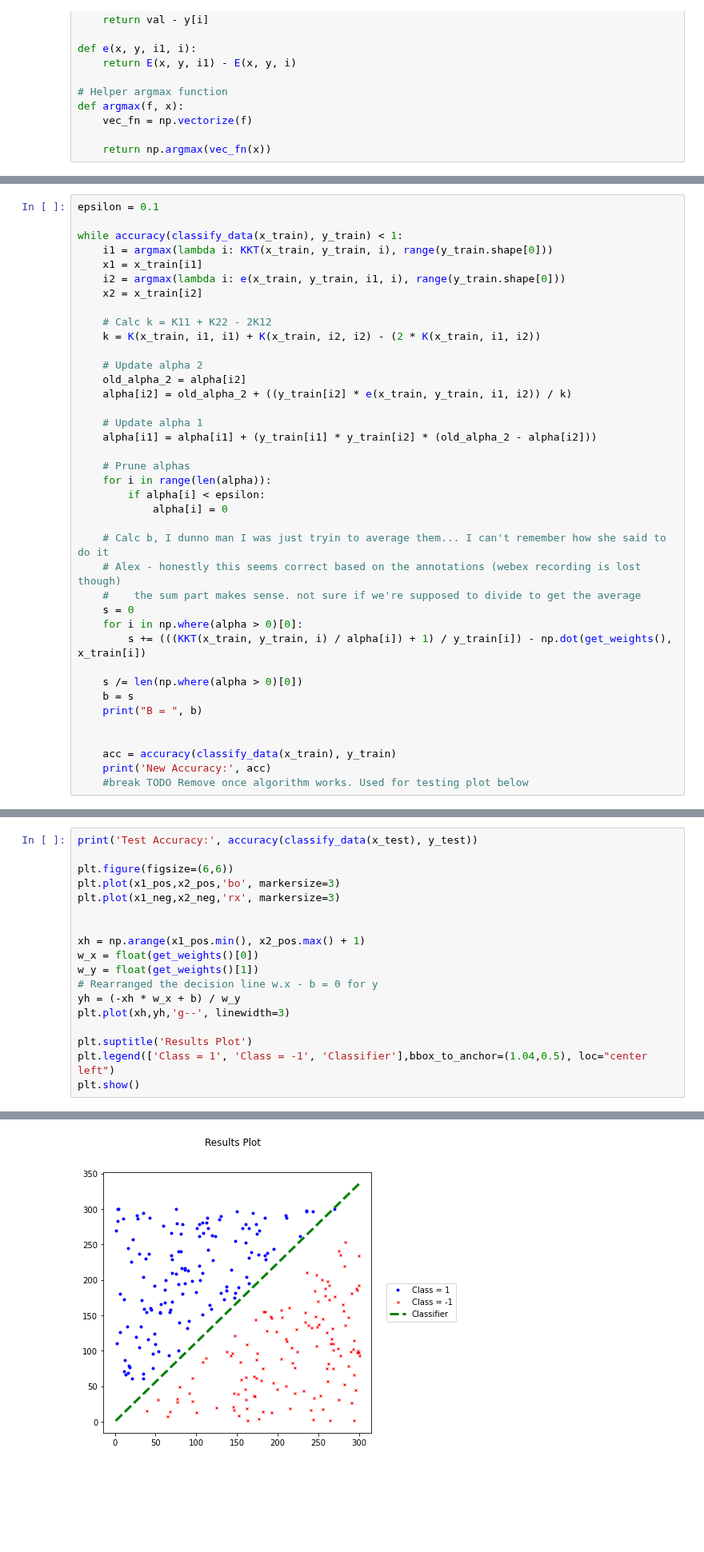
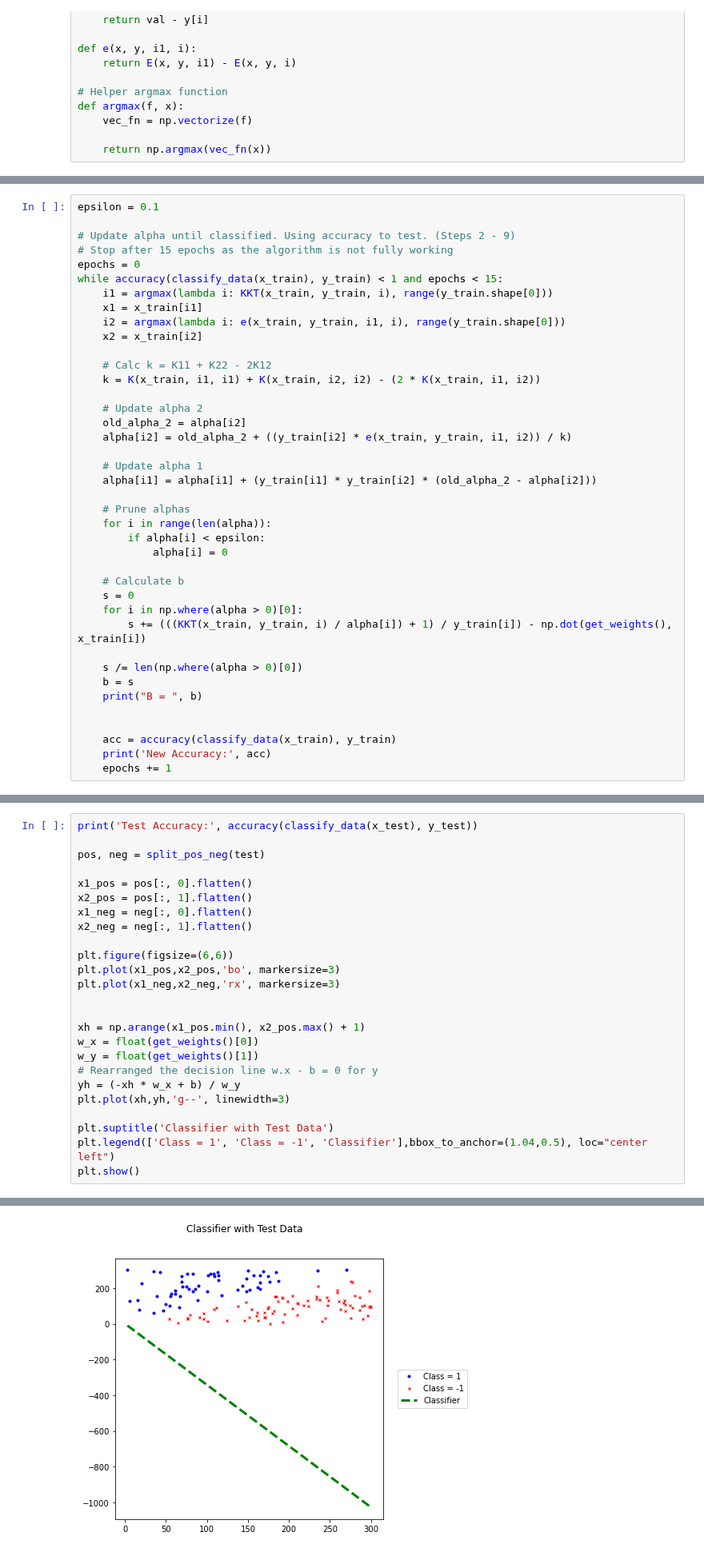
Before and after one commit to willisterh/cs6037-ml, a Jupyter notebook: as6/as6.ipynb, the cells around one changed output, grey strips where cells are left out. Shown at 80% size. Drawn from its saved outputs; the diff is of its cells as text; blank space fills up the shorter version.

```diff
--- a/as6/as6.ipynb
+++ b/as6/as6.ipynb
@@ -270,7 +248,10 @@ accuracy(classify_data(x_test), y_test)
 # %%
 epsilon = 0.1
 
-while accuracy(classify_data(x_train), y_train) < 1:
+# Update alpha until classified. Using accuracy to test. (Steps 2 - 9)
+# Stop after 15 epochs as the algorithm is not fully working
+epochs = 0
+while accuracy(classify_data(x_train), y_train) < 1 and epochs < 15:
     i1 = argmax(lambda i: KKT(x_train, y_train, i), range(y_train.shape[0]))
     x1 = x_train[i1]
     i2 = argmax(lambda i: e(x_train, y_train, i1, i), range(y_train.shape[0]))
@@ -291,9 +272,7 @@ while accuracy(classify_data(x_train), y_train) < 1:
         if alpha[i] < epsilon:
             alpha[i] = 0
 
-    # Calc b, I dunno man I was just tryin to average them... I can't remember how she said to do it
-    # Alex - honestly this seems correct based on the annotations (webex recording is lost though)
-    #    the sum part makes sense. not sure if we're supposed to divide to get the average
+    # Calculate b
     s = 0
     for i in np.where(alpha > 0)[0]:
         s += (((KKT(x_train, y_train, i) / alpha[i]) + 1) / y_train[i]) - np.dot(get_weights(), x_train[i])
@@ -305,4 +284,4 @@ while accuracy(classify_data(x_train), y_train) < 1:
 
     acc = accuracy(classify_data(x_train), y_train)
     print('New Accuracy:', acc)
-    #break TODO Remove once algorithm works. Used for testing plot below
+    epochs += 1
@@ -309,5 +306,12 @@ while accuracy(classify_data(x_train), y_train) < 1:
 # %%
 print('Test Accuracy:', accuracy(classify_data(x_test), y_test))
+
+pos, neg = split_pos_neg(test)
+
+x1_pos = pos[:, 0].flatten()
+x2_pos = pos[:, 1].flatten()
+x1_neg = neg[:, 0].flatten()
+x2_neg = neg[:, 1].flatten()
 
 plt.figure(figsize=(6,6))
 plt.plot(x1_pos,x2_pos,'bo', markersize=3)
@@ -321,7 +325,7 @@ w_y = float(get_weights()[1])
 yh = (-xh * w_x + b) / w_y
 plt.plot(xh,yh,'g--', linewidth=3)
 
-plt.suptitle('Results Plot')
+plt.suptitle('Classifier with Test Data')
 plt.legend(['Class = 1', 'Class = -1', 'Classifier'],bbox_to_anchor=(1.04,0.5), loc="center left")
 plt.show()
 # %% [output]
@@ -329 +333 @@ Test Accuracy: 0.9924812030075187
-[figure, old version]
+[figure, new version]
```
Also changed, not shown: parts of 8 cells of this notebook.
